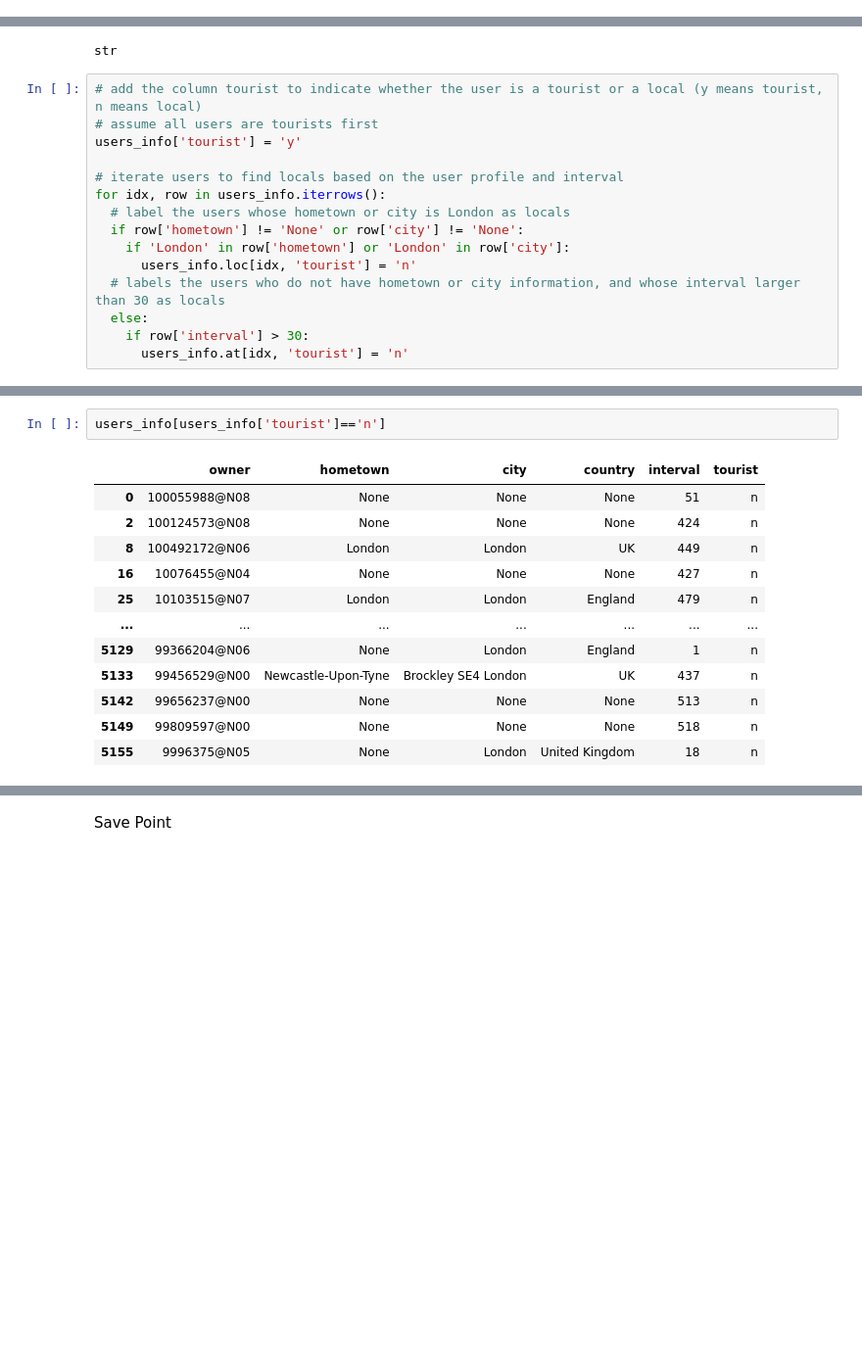
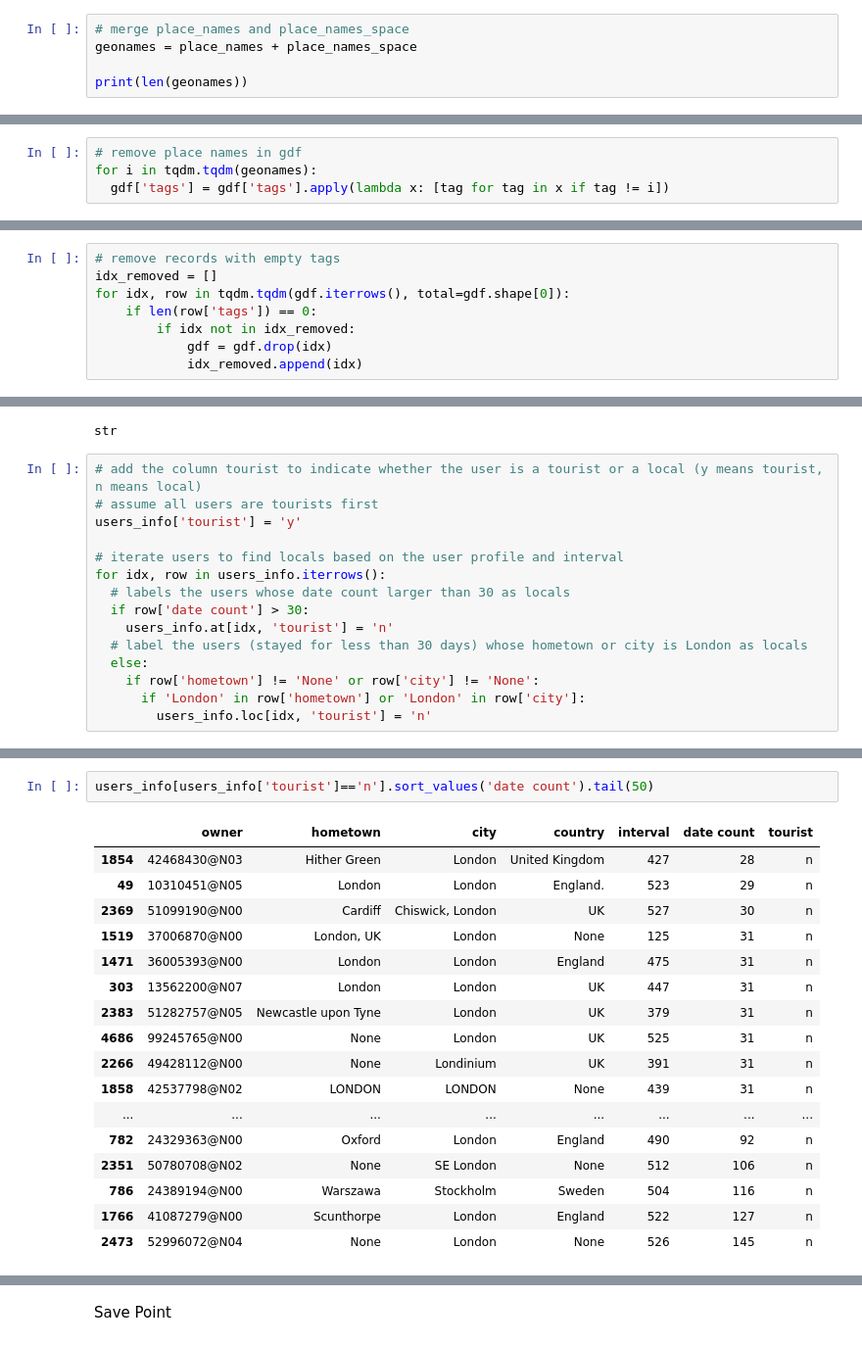
Before and after one commit to leyixu21/Semantic-Trajectory, a Jupyter notebook: clean_flickr_data.ipynb, the cells around one changed output, grey strips where cells are left out. Shown at 98% size. Cells and saved outputs as stored; diff of their text form; blank space fills up the shorter version.

Commit message:
(1) Remove geonames in the section Remove Geonames in Greater London (2) Reidentification of locals and tourists based on date count instead of interval

```diff
--- a/clean_flickr_data.ipynb
+++ b/clean_flickr_data.ipynb
@@ -939,0 +905,5 @@ Name: cv, dtype: float64
+# %%
+# merge place_names and place_names_space
+geonames = place_names + place_names_space
+
+print(len(geonames))
@@ -939,0 +912,4 @@ Name: cv, dtype: float64
+# %%
+# remove place names in gdf
+for i in tqdm.tqdm(geonames):
+  gdf['tags'] = gdf['tags'].apply(lambda x: [tag for tag in x if tag != i])
@@ -939,0 +932,8 @@ Name: cv, dtype: float64
+# %%
+# remove records with empty tags
+idx_removed = []
+for idx, row in tqdm.tqdm(gdf.iterrows(), total=gdf.shape[0]):
+    if len(row['tags']) == 0:
+        if idx not in idx_removed:
+            gdf = gdf.drop(idx)
+            idx_removed.append(idx)
@@ -1147,14 +1197,14 @@ users_info['tourist'] = 'y'
 
 # iterate users to find locals based on the user profile and interval
 for idx, row in users_info.iterrows():
-  # label the users whose hometown or city is London as locals
-  if row['hometown'] != 'None' or row['city'] != 'None':
-    if 'London' in row['hometown'] or 'London' in row['city']:
-      users_info.loc[idx, 'tourist'] = 'n'
-  # labels the users who do not have hometown or city information, and whose interval larger than 30 as locals
+  # labels the users whose date count larger than 30 as locals
+  if row['date count'] > 30:
+    users_info.at[idx, 'tourist'] = 'n'
+  # label the users (stayed for less than 30 days) whose hometown or city is London as locals
   else:
-    if row['interval'] > 30:
-      users_info.at[idx, 'tourist'] = 'n'
+    if row['hometown'] != 'None' or row['city'] != 'None':
+      if 'London' in row['hometown'] or 'London' in row['city']:
+        users_info.loc[idx, 'tourist'] = 'n'
 # %%
 users_info[users_info['tourist']=='y']
 # %% [output]
@@ -1174,15 +1244,20 @@ users_info[users_info['tourist']=='y']
 # %%
-users_info[users_info['tourist']=='n']
+users_info[users_info['tourist']=='n'].sort_values('date count').tail(50)
 # %% [output]
-|  | owner | hometown | city | country | interval | tourist |
-| 0 | 100055988@N08 | None | None | None | 51 | n |
-| 2 | 100124573@N08 | None | None | None | 424 | n |
-| 8 | 100492172@N06 | London | London | UK | 449 | n |
-| 16 | 10076455@N04 | None | None | None | 427 | n |
-| 25 | 10103515@N07 | London | London | England | 479 | n |
-| ... | ... | ... | ... | ... | ... | ... |
-| 5129 | 99366204@N06 | None | London | England | 1 | n |
-| 5133 | 99456529@N00 | Newcastle-Upon-Tyne | Brockley SE4 London | UK | 437 | n |
-| 5142 | 99656237@N00 | None | None | None | 513 | n |
-| 5149 | 99809597@N00 | None | None | None | 518 | n |
-| 5155 | 9996375@N05 | None | London | United Kingdom | 18 | n |
+|  | owner | hometown | city | country | interval | date count | tourist |
+| 1854 | 42468430@N03 | Hither Green | London | United Kingdom | 427 | 28 | n |
+| 49 | 10310451@N05 | London | London | England. | 523 | 29 | n |
+| 2369 | 51099190@N00 | Cardiff | Chiswick, London | UK | 527 | 30 | n |
+| 1519 | 37006870@N00 | London, UK | London | None | 125 | 31 | n |
+| 1471 | 36005393@N00 | London | London | England | 475 | 31 | n |
+| 303 | 13562200@N07 | London | London | UK | 447 | 31 | n |
+| 2383 | 51282757@N05 | Newcastle upon Tyne | London | UK | 379 | 31 | n |
+| 4686 | 99245765@N00 | None | London | UK | 525 | 31 | n |
+| 2266 | 49428112@N00 | None | Londinium | UK | 391 | 31 | n |
+| 1858 | 42537798@N02 | LONDON | LONDON | None | 439 | 31 | n |
+| ... | ... | ... | ... | ... | ... | ... | ... |
+| 782 | 24329363@N00 | Oxford | London | England | 490 | 92 | n |
+| 2351 | 50780708@N02 | None | SE London | None | 512 | 106 | n |
+| 786 | 24389194@N00 | Warszawa | Stockholm | Sweden | 504 | 116 | n |
+| 1766 | 41087279@N00 | Scunthorpe | London | England | 522 | 127 | n |
+| 2473 | 52996072@N04 | None | London | None | 526 | 145 | n |
```
Also changed, not shown: parts of 86 cells of this notebook.
